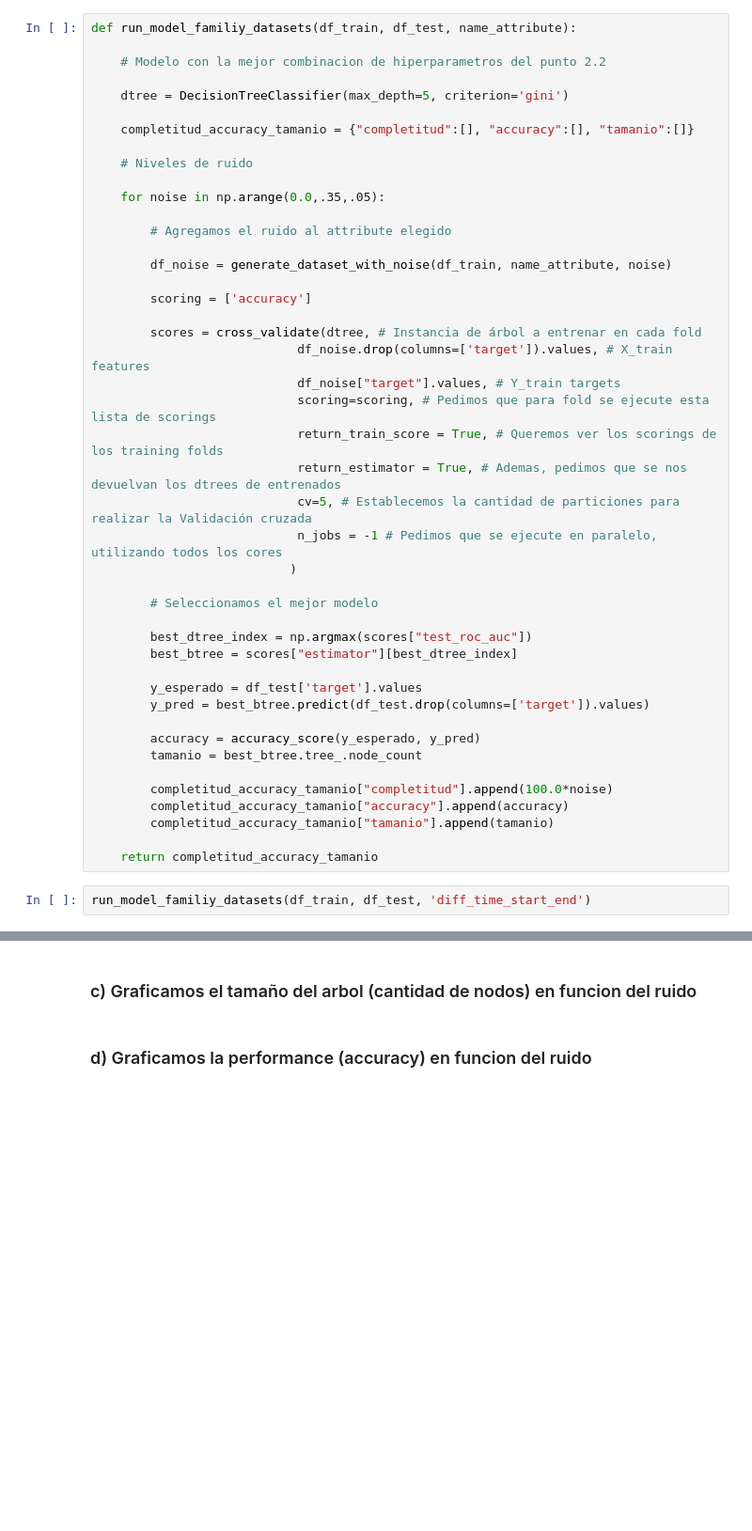
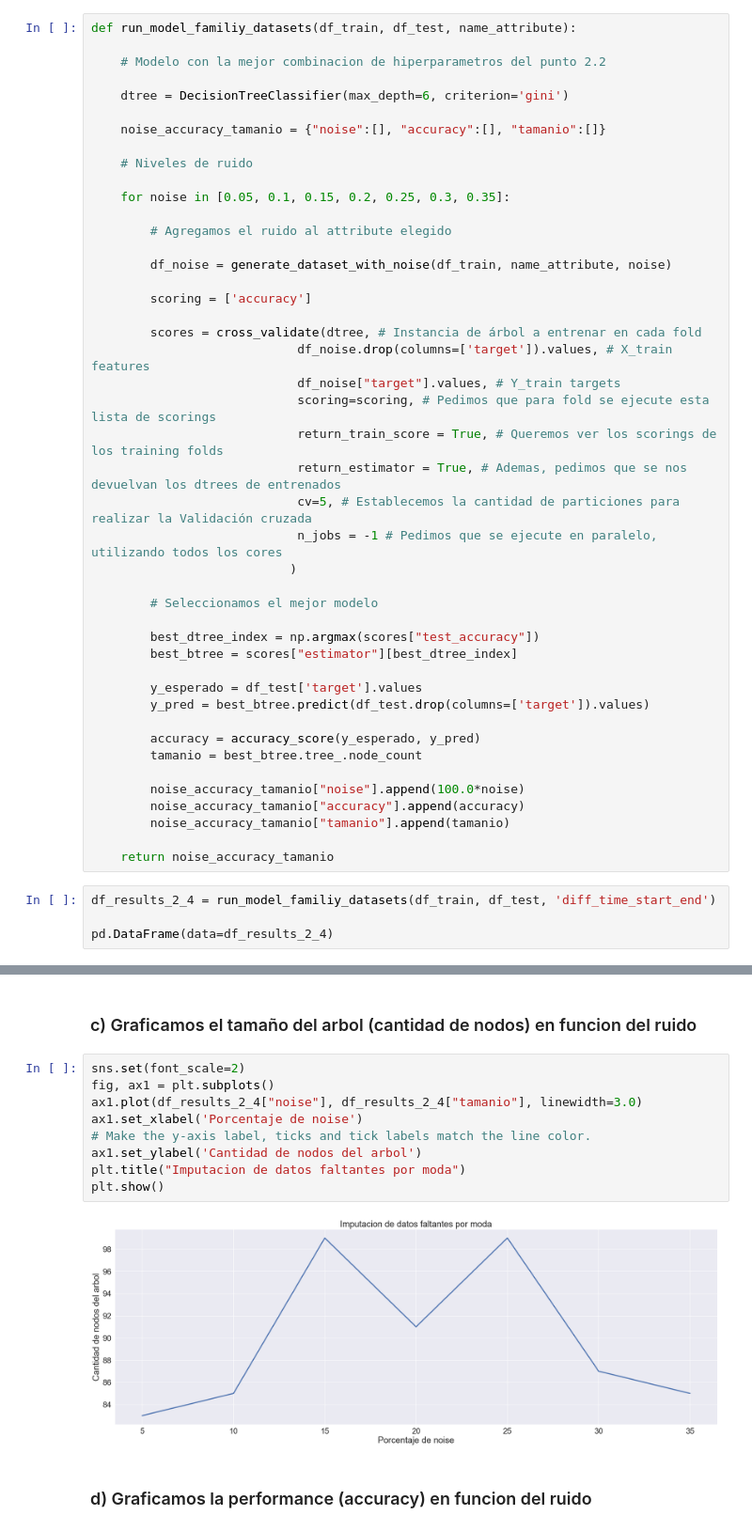
Before and after one commit to pabloveraML/decision_tree, a Jupyter notebook: Final_dataset_maestria - 6 (2.2 y 4).ipynb, the cells around one changed output, grey strips where cells are left out. Shown at 94% size. Drawn from its saved outputs; the diff is of its cells as text; blank space fills up the shorter version.

```diff
--- a/Final_dataset_maestria - 6 (2.2 y 4).ipynb
+++ b/Final_dataset_maestria - 6 (2.2 y 4).ipynb
@@ -569,13 +546,13 @@ def run_model_familiy_datasets(df_train, df_test, name_attribute):
 
     # Modelo con la mejor combinacion de hiperparametros del punto 2.2
 
-    dtree = DecisionTreeClassifier(max_depth=5, criterion='gini')
+    dtree = DecisionTreeClassifier(max_depth=6, criterion='gini')
 
-    completitud_accuracy_tamanio = {"completitud":[], "accuracy":[], "tamanio":[]}
+    noise_accuracy_tamanio = {"noise":[], "accuracy":[], "tamanio":[]}
 
     # Niveles de ruido
 
-    for noise in np.arange(0.0,.35,.05):
+    for noise in [0.05, 0.1, 0.15, 0.2, 0.25, 0.3, 0.35]:
 
         # Agregamos el ruido al attribute elegido
 
@@ -595,7 +572,7 @@ def run_model_familiy_datasets(df_train, df_test, name_attribute):
 
         # Seleccionamos el mejor modelo
 
-        best_dtree_index = np.argmax(scores["test_roc_auc"])
+        best_dtree_index = np.argmax(scores["test_accuracy"])
         best_btree = scores["estimator"][best_dtree_index]
 
         y_esperado = df_test['target'].values
@@ -604,10 +581,12 @@ def run_model_familiy_datasets(df_train, df_test, name_attribute):
         accuracy = accuracy_score(y_esperado, y_pred)
         tamanio = best_btree.tree_.node_count
 
-        completitud_accuracy_tamanio["completitud"].append(100.0*noise)
-        completitud_accuracy_tamanio["accuracy"].append(accuracy)
-        completitud_accuracy_tamanio["tamanio"].append(tamanio)
+        noise_accuracy_tamanio["noise"].append(100.0*noise)
+        noise_accuracy_tamanio["accuracy"].append(accuracy)
+        noise_accuracy_tamanio["tamanio"].append(tamanio)
 
-    return completitud_accuracy_tamanio
+    return noise_accuracy_tamanio
 # %%
-run_model_familiy_datasets(df_train, df_test, 'diff_time_start_end')
+df_results_2_4 = run_model_familiy_datasets(df_train, df_test, 'diff_time_start_end')
+
+pd.DataFrame(data=df_results_2_4)
@@ -615,5 +603,16 @@ run_model_familiy_datasets(df_train, df_test, 'diff_time_start_end')
 ### La performance del modelo no parece verse afectada por el noise. Puede ser porque no es una varaible importante para el mismo?
 # %% [markdown]
 ### c) Graficamos el tamaño del arbol (cantidad de nodos) en funcion del ruido
+# %%
+sns.set(font_scale=2)
+fig, ax1 = plt.subplots()
+ax1.plot(df_results_2_4["noise"], df_results_2_4["tamanio"], linewidth=3.0)
+ax1.set_xlabel('Porcentaje de noise')
+# Make the y-axis label, ticks and tick labels match the line color.
+ax1.set_ylabel('Cantidad de nodos del arbol')
+plt.title("Imputacion de datos faltantes por moda")
+plt.show()
+# %% [output]
+[figure, added]
 # %% [markdown]
 ### d) Graficamos la performance (accuracy) en funcion del ruido
```
Also changed, not shown: parts of 21 cells of this notebook.
